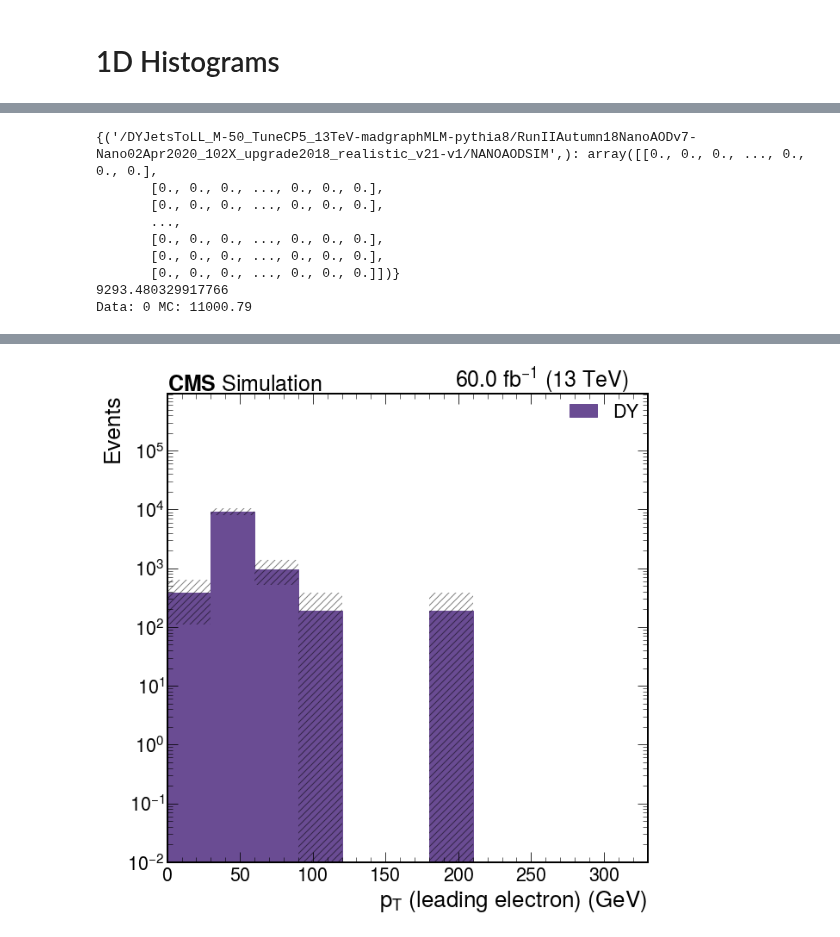
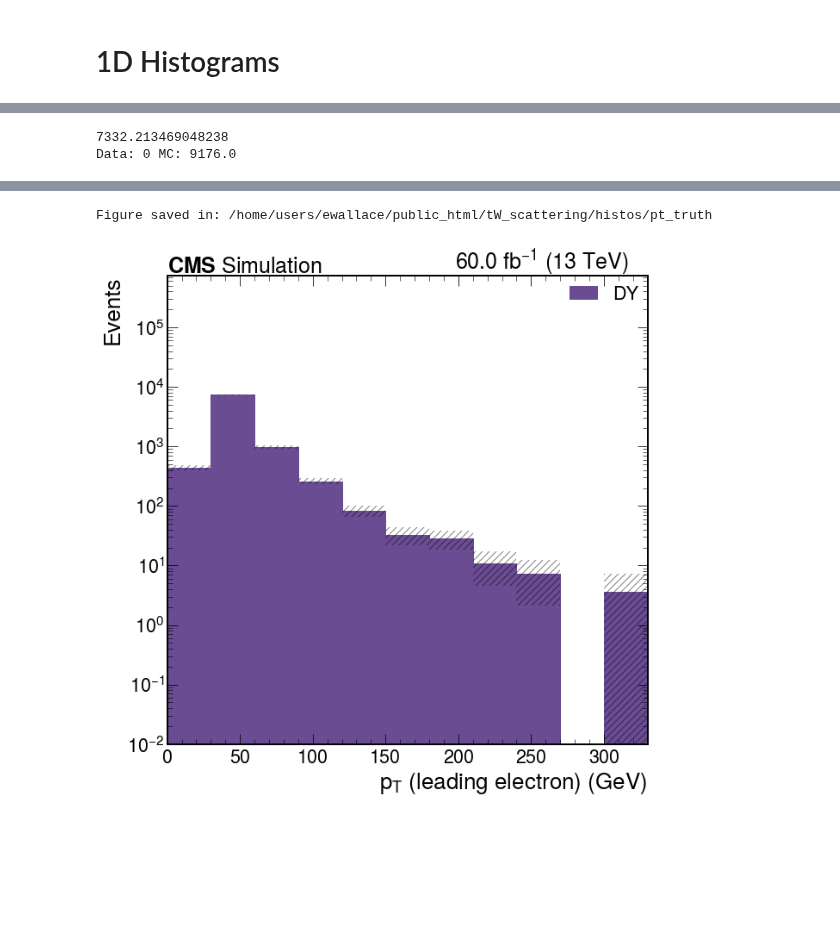
Before and after one commit to JacksonWallace/FCNC, a Jupyter notebook: notebooks/Charge Flip Checker.ipynb, the cells around one changed output, grey strips where cells are left out. Drawn from its saved outputs; the diff is of its cells as text; code cells hidden in the pictures; blank space fills up the shorter version.

```diff
--- a/notebooks/Charge Flip Checker.ipynb
+++ b/notebooks/Charge Flip Checker.ipynb
@@ -32,7 +32,7 @@ from Tools.nano_mapping import make_fileset, nano_mapping
 from processor.meta_processor import get_sample_meta
 
 overwrite = True
-local = True
+local = False
 
 # load the config and the cache
 cfg = loadConfig()
@@ -47,8 +47,8 @@ year = 2018
 samples = get_samples()
 
 # make a fileset, taking the definitions in Tools/nano_mapping.py
-fileset = make_fileset(['DY'], samples, redirector=redirector_ucsd, small=True)
-#add back in:  , 'TTZ', 'top',
+fileset = make_fileset(['DY', 'TTZ', 'top',], samples, redirector=redirector_ucsd, small=False)
+#add back in:
 
 # in order for cutflows to work we need to add every process to the output accumulator
 add_processes_to_output(fileset, desired_output)
@@ -225,18 +241,12 @@ Data: 0 MC: 5871.72
 # %%
 my_hist = scale_and_merge(output['electron'], meta, fileset, nano_mapping)
-print(output['electron'].values())
+
 makePlot(my_hist, None, 'pt',
          bins=pt_bins_coarse, log=True, normalize=False, axis_label=r'$p_{T}\ (leading\ electron)\ (GeV)$',
          new_colors=my_colors, new_labels=my_labels,
          #order=[nano_mapping['TTZ'][0], nano_mapping['top'][0], nano_mapping['DY'][0]],
+         save=os.path.expandvars(cfg['meta']['plots'])+'histos/pt_truth'
         )
 # %% [output]
-{('/DYJetsToLL_M-50_TuneCP5_13TeV-madgraphMLM-pythia8/RunIIAutumn18NanoAODv7-Nano02Apr2020_102X_upgrade2018_realistic_v21-v1/NANOAODSIM',): array([[0., 0., 0., ..., 0., 0., 0.],
-       [0., 0., 0., ..., 0., 0., 0.],
-       [0., 0., 0., ..., 0., 0., 0.],
-       ...,
-       [0., 0., 0., ..., 0., 0., 0.],
-       [0., 0., 0., ..., 0., 0., 0.],
-       [0., 0., 0., ..., 0., 0., 0.]])}
-9293.480329917766
-Data: 0 MC: 11000.79
+7332.213469048238
+Data: 0 MC: 9176.0
@@ -243,3 +255,4 @@ Data: 0 MC: 11000.79
+Figure saved in: /home/users/ewallace/public_html/tW_scattering/histos/pt_truth
-[figure, old version]
+[figure, new version]
 # %%
 my_hist = scale_and_merge(output['electron2'], meta, fileset, nano_mapping)
```
Also changed, not shown: parts of 10 cells of this notebook, 4 other files.
